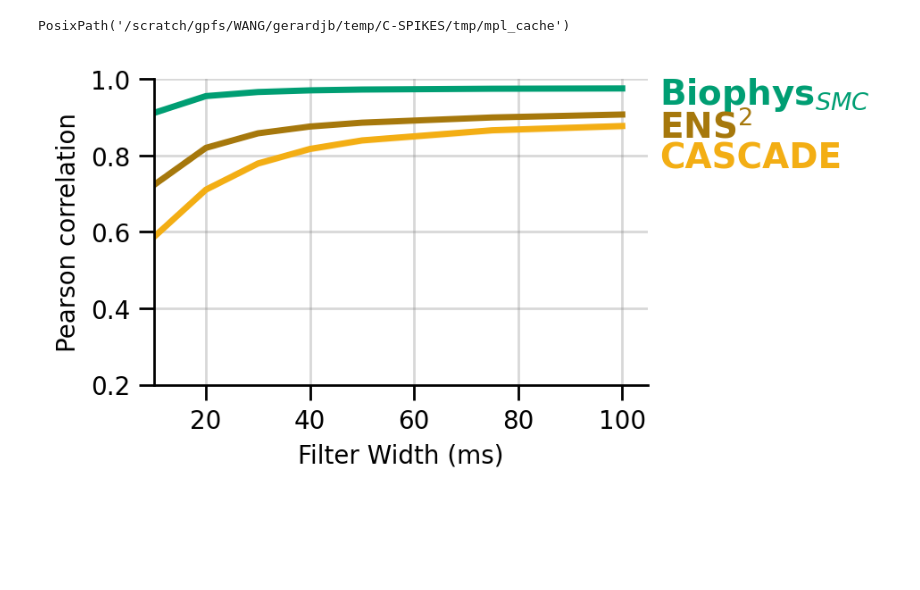
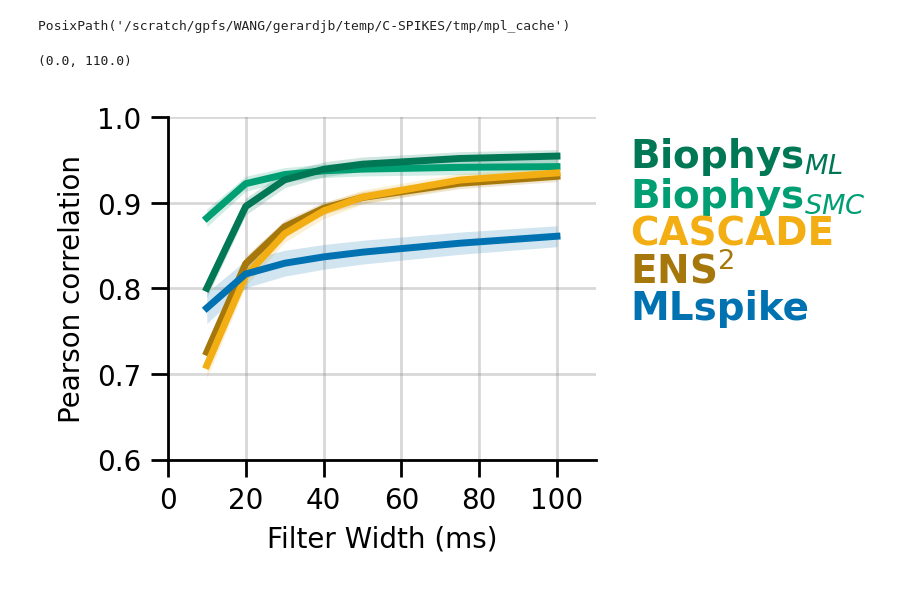
Before and after one commit to gerardjb/C-SPIKES, a Jupyter notebook: notebooks/trialwise_visualizations.ipynb, the cells around one changed output. Drawn from its saved outputs; the diff is of its cells as text; code cells hidden in the pictures; blank space fills up the shorter version.

Commit message:
Minor plotting updates

```diff
--- a/notebooks/trialwise_visualizations.ipynb
+++ b/notebooks/trialwise_visualizations.ipynb
@@ -51,39 +52,43 @@ ymax = 7
 # %%
 # Setting paths models
-csv_path = REPO_ROOT / "results" / "trialwise_correlations_8m_fullkernels.csv"
+csv_path = REPO_ROOT / "results" / "trialwise_correlations_jG8m.csv"
 eval_root= REPO_ROOT/ "results" / "full_evaluation"
 data_root= REPO_ROOT/ "data" / "janelia_8m" / "excitatory"
 dataset="jGCaMP8m_ANM472179_cell02"
 
 methods = [
         "pgas@pgasraw",
-        #"biophys_ml=ens2@ens2_custom_k1_r6_s1p3_d0p35_sb0",
+        "biophys_ml=ens2@ens2_jG8m_sweep2_best_k2_r9_s2p0_d0p45_sb19000",
         "ens2=ens2@cascadein_nodisc_ens2",
-        "cascade@cascadein_nodisc_ens2",
+        "cascade@cascade_updated_model",
+        "mlspike@matlab_mlspike",
 ]
 
 # Sensor
 sensor = "jGCaMP8m"
 
 # And for some plot positions that worked well
-corr_sigma_ms = 20.0
+corr_sigma_ms = 30.0
 duration_s = 7
 start_s = 219
-ymax = 6.5
+ymax = 8
 # %%
 from c_spikes.viz.trialwise_plots import plot_corr_vs_sigma
 
 # Edit filters here as needed.
 fig_plot_corr, ax = plot_corr_vs_sigma(
     csv_path=csv_path,
     methods=methods,
     smoothings=["raw"],
     #reduce="dataset",
 )
 
-fig_plot_corr.set_size_inches(4, 2.5)
+fig_plot_corr.set_size_inches(5, 2.5)
+ax.set_ylim(0.6,1)
+ax.set_xlim(0,110)
 # %% [output]
+(0.0, 110.0)
-[figure, old version]
+[figure, new version]
 # %%
 from c_spikes.viz.trialwise_plots import plot_trace_panel
 smoothing = "raw"
```
Also changed, not shown: parts of 5 cells of this notebook, 2 other files.
